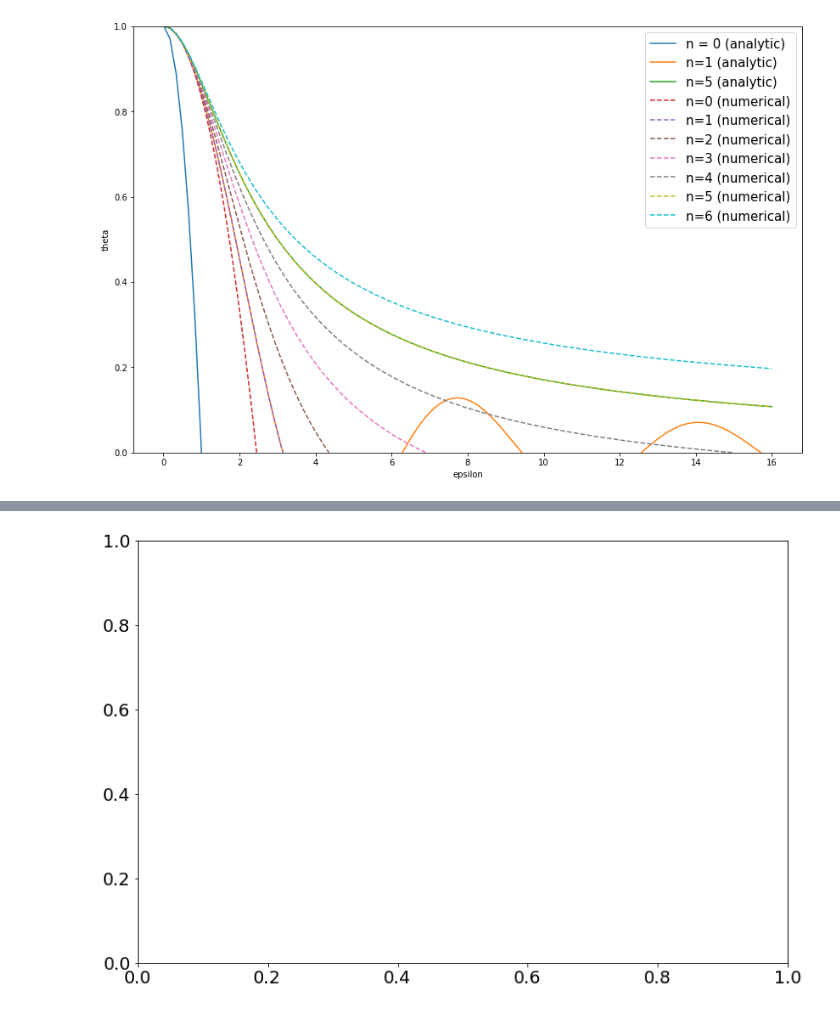
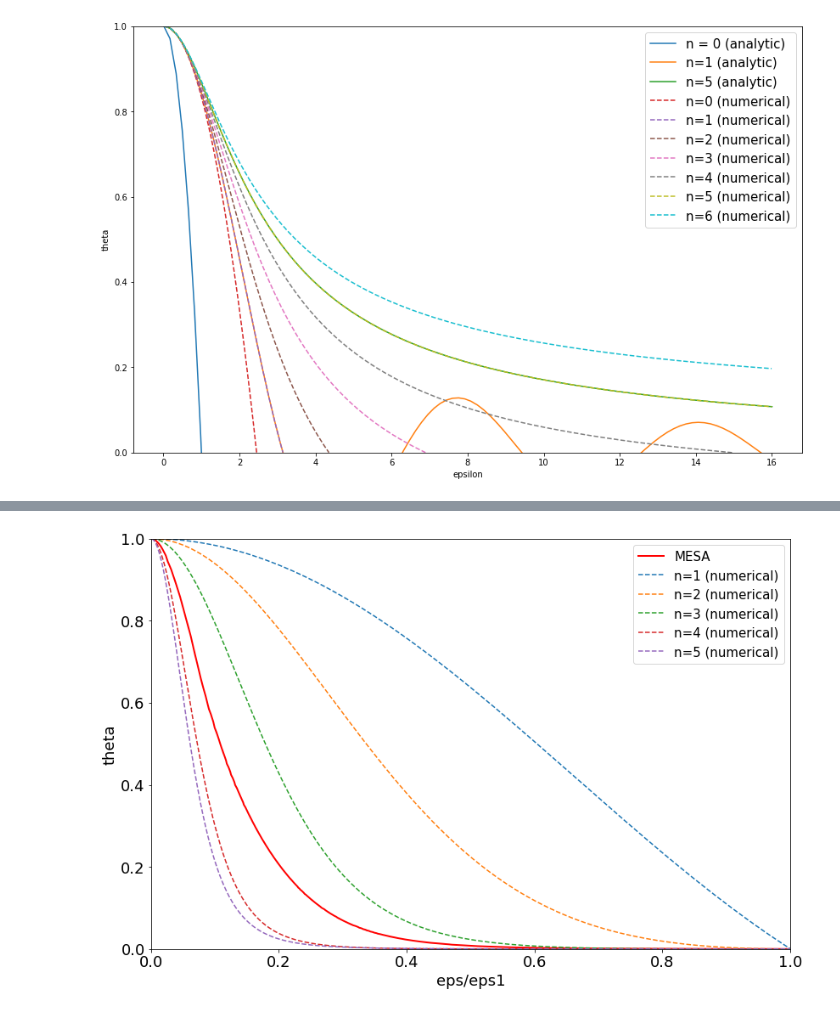
Before and after one commit to evansj2014/Astro1Projects, a Jupyter notebook: 04_Polytrops_Syed_Mahedi_Hasan.ipynb, the cells around one changed output, grey strips where cells are left out. Saved outputs shown, nothing was run; the diff lists cells and outputs as text; code cells hidden in the pictures.

```diff
--- a/04_Polytrops_Syed_Mahedi_Hasan.ipynb
+++ b/04_Polytrops_Syed_Mahedi_Hasan.ipynb
@@ -109,8 +109,9 @@ plt.rcParams.update({'font.family':'Times New Roman'})
 ax.set_xlim(0,1)
 ax.set_ylim(0,1)
 
-#MESA solar model
-mesa = read_model('https://github.com/veropetit/PHYS633-S2022/blob/300c8aadb29a2c6176ba371d3df1ccf3a92e7556/L04-Polytrops/04-MESAdatafile.txt')
+#MESA solar model')
+
+mesa = read_model('https://raw.githubusercontent.com/veropetit/PHYS633-S2022/main/L04-Polytrops/04-MESAdatafile.txt')
 
 #In the mesa model, the first element [0] correspond to the surface,
 #and the last element [mesa.size-1] correspond to the center.
@@ -137,4 +138,4 @@ ValueError: ignored
-[figure, old version]
+[figure, new version]
 # %%
 fig, ax = plt.subplots(1,1,figsize=(12,8))
 plt.rcParams.update({'font.size':18})
```
Also changed, not shown: parts of 2 cells of this notebook.
